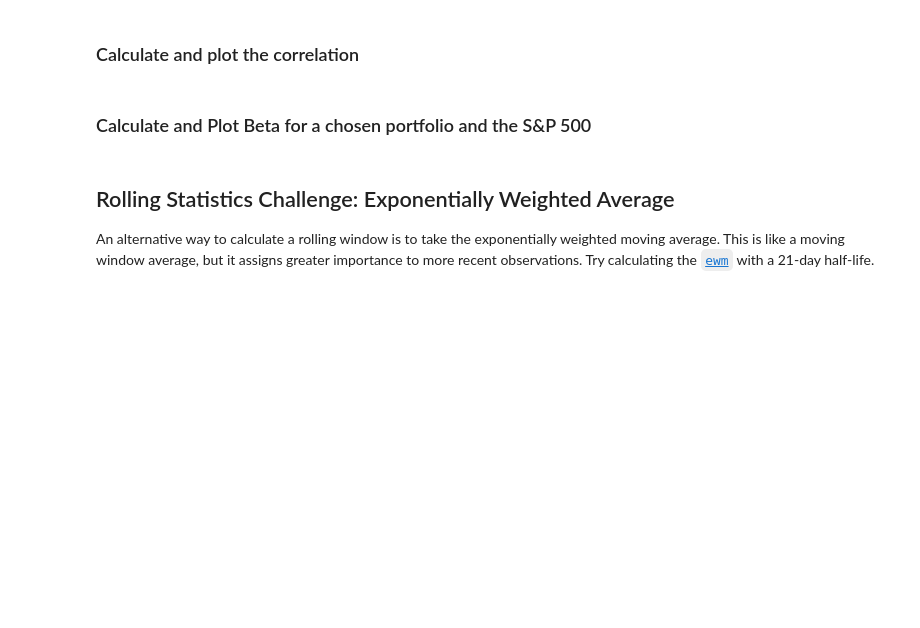
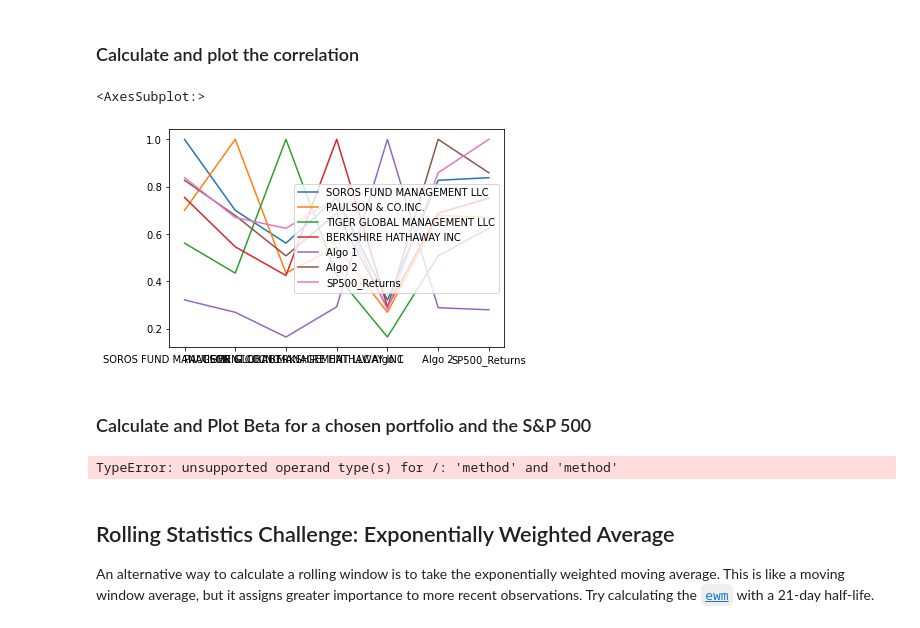
Before and after one commit to fllamas360/Pandas_HWK, a Jupyter notebook: whale_hwk.ipynb, the cells around one changed output. Cells and saved outputs as stored; diff of their text form; code cells hidden in the pictures; blank space fills up the shorter version.

```diff
--- a/whale_hwk.ipynb
+++ b/whale_hwk.ipynb
@@ -322,18 +331,29 @@ combined_df.rolling(window=21).std().plot(figsize=(15,10))
 ### Calculate and plot the correlation
 # %%
 # Calculate the correlation
-
+correlation = combined_df.corr()
 # Display de correlation matrix
+correlation.plot()
+# %% [output]
+<AxesSubplot:>
+[figure, added]
 # %% [markdown]
 ### Calculate and Plot Beta for a chosen portfolio and the S&P 500
 # %%
 # Calculate covariance of a single portfolio
-
+algo_1_covariance = combined_df["Algo 1"].cov
+algo_1_variance = combined_df["Algo 1"].var
 # Calculate variance of S&P 500
-
+sp500_variance =combined_df["SP500_Returns"].var
+sp500_covariance =combined_df["SP500_Returns"].cov
 # Computing beta
-
+sp500_beta = sp500_covariance / sp500_variance
+algo_1_beta = algo_1_covariance / algo_1_variance
 # Plot beta trend
+algo_1_beta.plot
+sp500_beta.plot
+# %% [output]
+TypeError: unsupported operand type(s) for /: 'method' and 'method'
 # %% [markdown]
 ## Rolling Statistics Challenge: Exponentially Weighted Average
 
```
Also changed, not shown: parts of 28 cells of this notebook, 1 other file.
